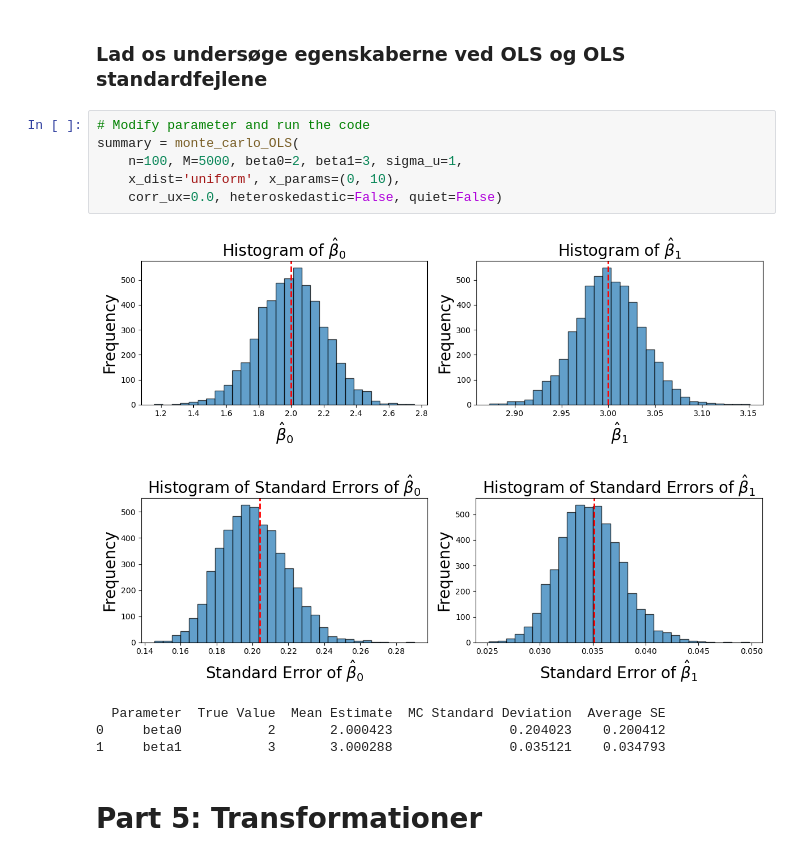
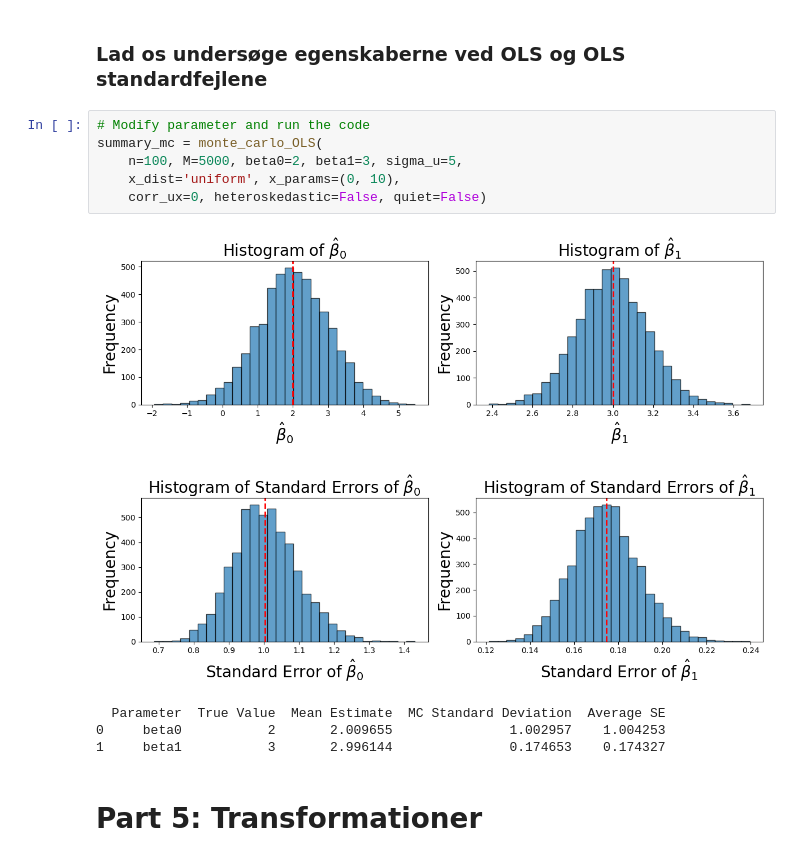
Before and after one commit to bschjerning/EconometricsA, a Jupyter notebook: 1_lectures/02_slr/02_slr_examples.ipynb, the cells around one changed output. Saved outputs shown, nothing was run; the diff lists cells and outputs as text.

```diff
--- a/1_lectures/02_slr/02_slr_examples.ipynb
+++ b/1_lectures/02_slr/02_slr_examples.ipynb
@@ -557,16 +557,16 @@ Brug Monte Carlo-simulationskoden til at undersøge følgende scenarier. Besvar
 ### Lad os undersøge egenskaberne ved OLS og OLS standardfejlene
 # %%
 # Modify parameter and run the code
-summary = monte_carlo_OLS(
-    n=100, M=5000, beta0=2, beta1=3, sigma_u=1,
+summary_mc = monte_carlo_OLS(
+    n=100, M=5000, beta0=2, beta1=3, sigma_u=5,
     x_dist='uniform', x_params=(0, 10),
-    corr_ux=0.0, heteroskedastic=False, quiet=False)
+    corr_ux=0, heteroskedastic=False, quiet=False)
 # %% [output]
-[figure, old version]
+[figure, new version]
-[figure, old version]
+[figure, new version]
   Parameter  True Value  Mean Estimate  MC Standard Deviation  Average SE
-0     beta0           2       2.000423               0.204023    0.200412
-1     beta1           3       3.000288               0.035121    0.034793
+0     beta0           2       2.009655               1.002957    1.004253
+1     beta1           3       2.996144               0.174653    0.174327
 # %% [markdown]
 # Part 5: Transformationer
 # %% [markdown]
```
Also changed, not shown: parts of 3 cells of this notebook.
